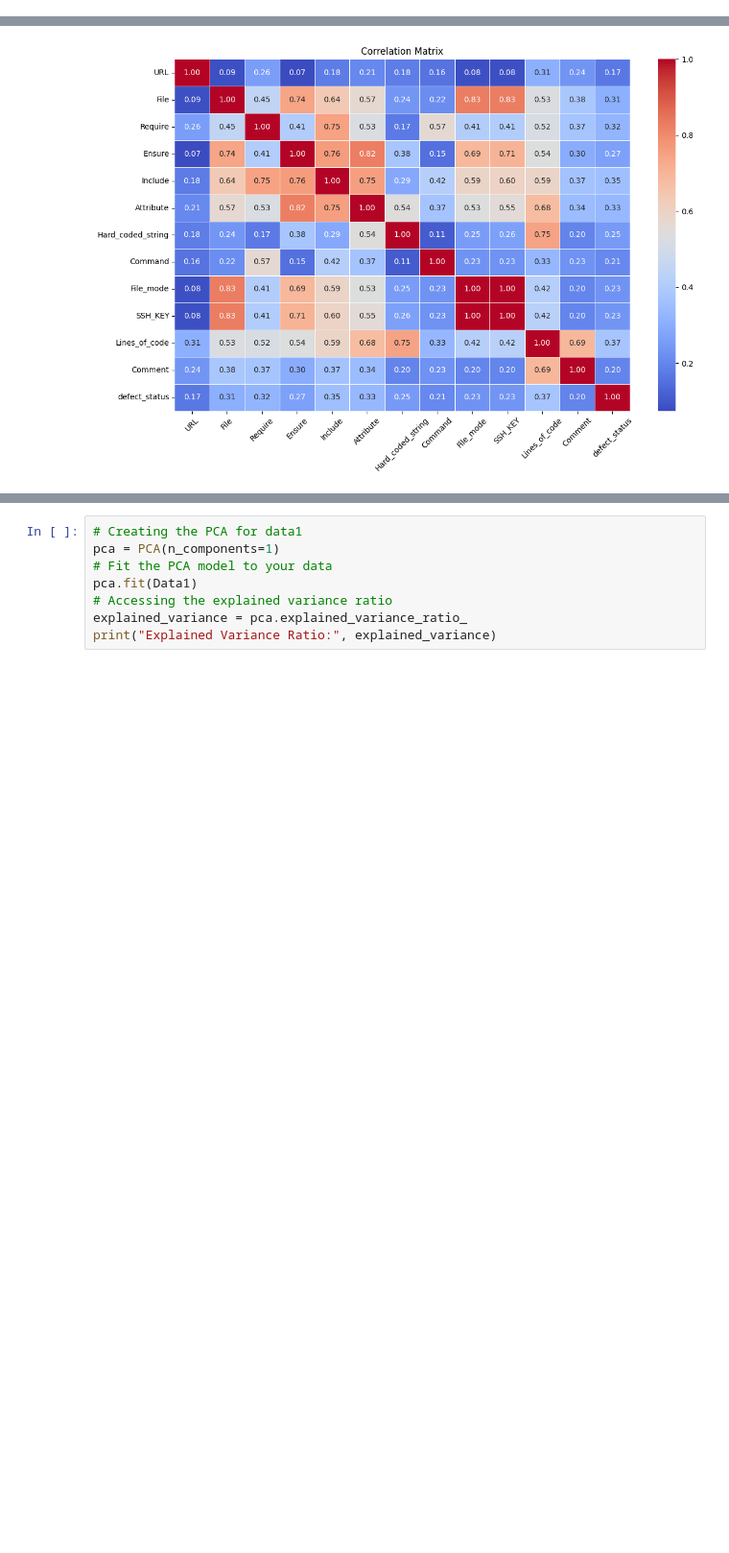
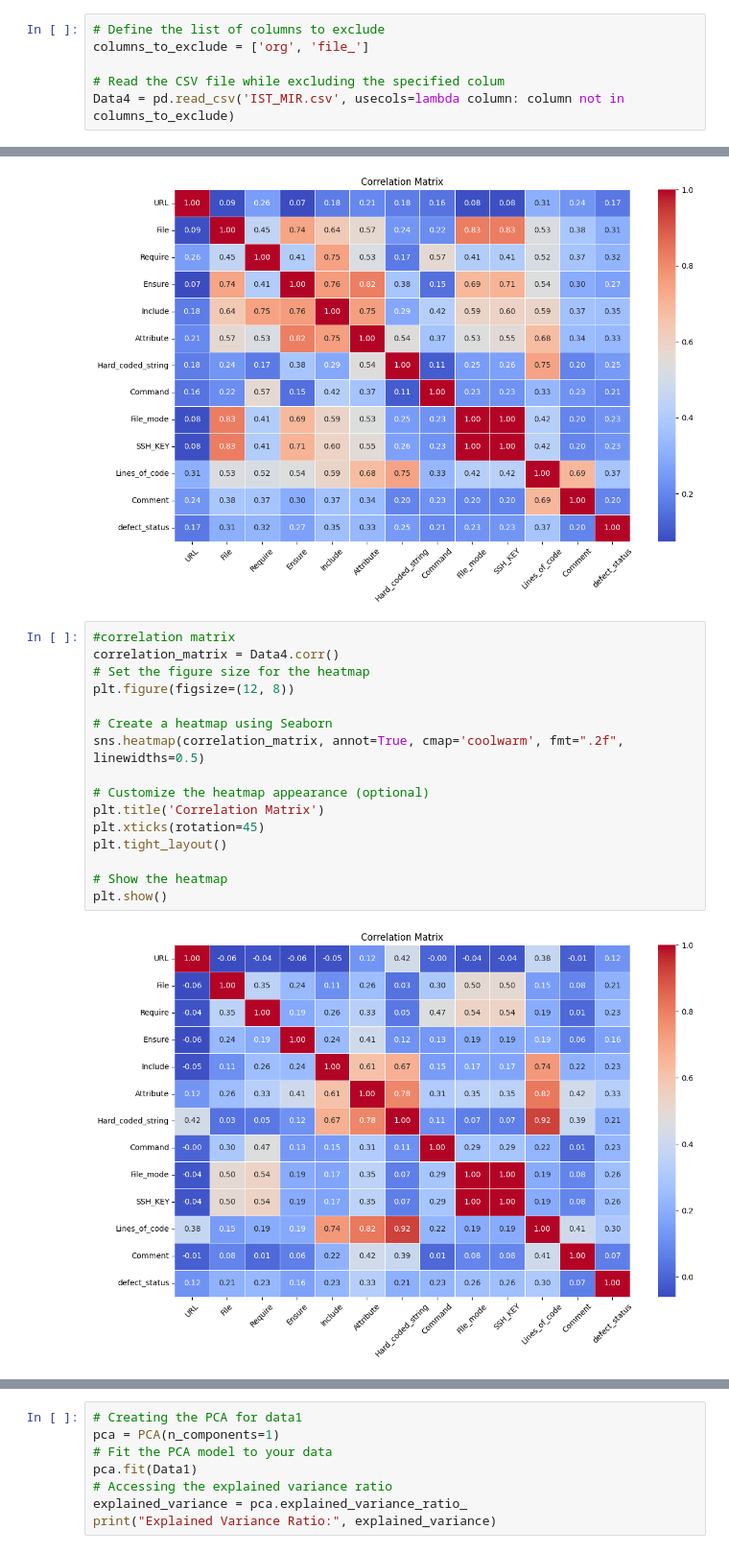
Before and after one commit to GoodNightIsabel/Replication, a Jupyter notebook: RQ3_.ipynb, the cells around one changed output, grey strips where cells are left out. Shown at 96% size. Drawn from its saved outputs; the diff is of its cells as text; blank space fills up the shorter version.

```diff
--- a/RQ3_.ipynb
+++ b/RQ3_.ipynb
@@ -37,6 +38,12 @@ columns_to_exclude = ['org', 'file_']
 
 # Read the CSV file while excluding the specified colum
 Data1 = pd.read_csv('IST_MIR.csv', usecols=lambda column: column not in columns_to_exclude)
+# %%
+# Define the list of columns to exclude
+columns_to_exclude = ['org', 'file_']
+
+# Read the CSV file while excluding the specified colum
+Data4 = pd.read_csv('IST_MIR.csv', usecols=lambda column: column not in columns_to_exclude)
 # %%
 Data1
 # %% [output]
@@ -149,6 +156,24 @@ plt.tight_layout()
 plt.show()
 # %% [output]
 [figure]
+# %%
+#correlation matrix
+correlation_matrix = Data4.corr()
+# Set the figure size for the heatmap
+plt.figure(figsize=(12, 8))
+
+# Create a heatmap using Seaborn
+sns.heatmap(correlation_matrix, annot=True, cmap='coolwarm', fmt=".2f", linewidths=0.5)
+
+# Customize the heatmap appearance (optional)
+plt.title('Correlation Matrix')
+plt.xticks(rotation=45)
+plt.tight_layout()
+
+# Show the heatmap
+plt.show()
+# %% [output]
+[figure, added]
 # %%
  #log transformation on the extracted counts for each source code property
 log_transformed_Data1 = np.log1p(Data1)
```
Also changed, not shown: parts of 13 cells of this notebook.
